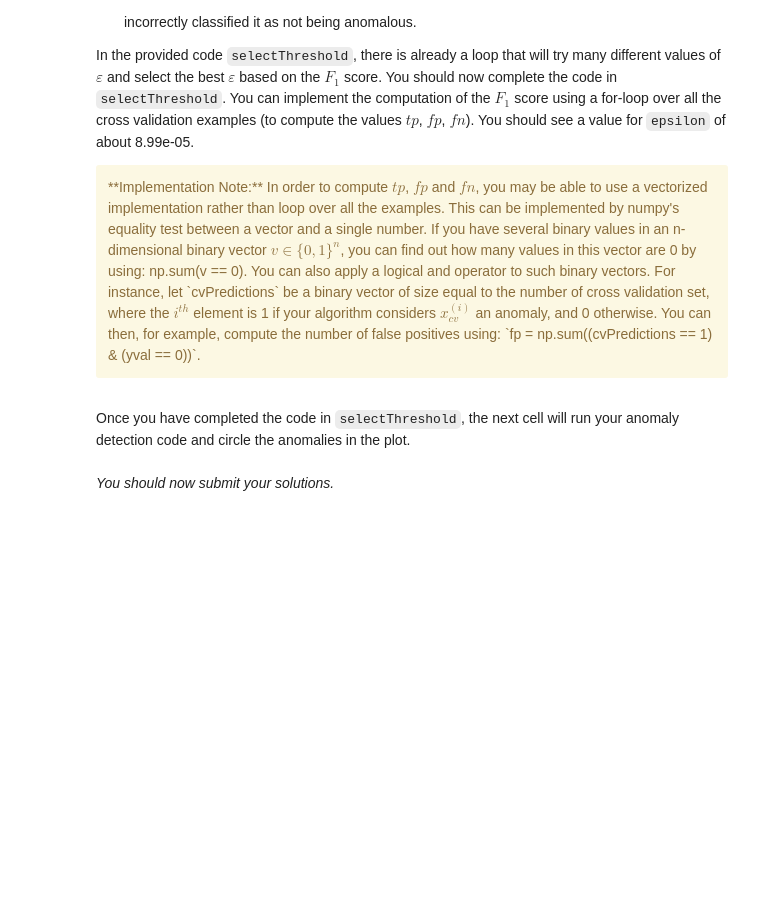
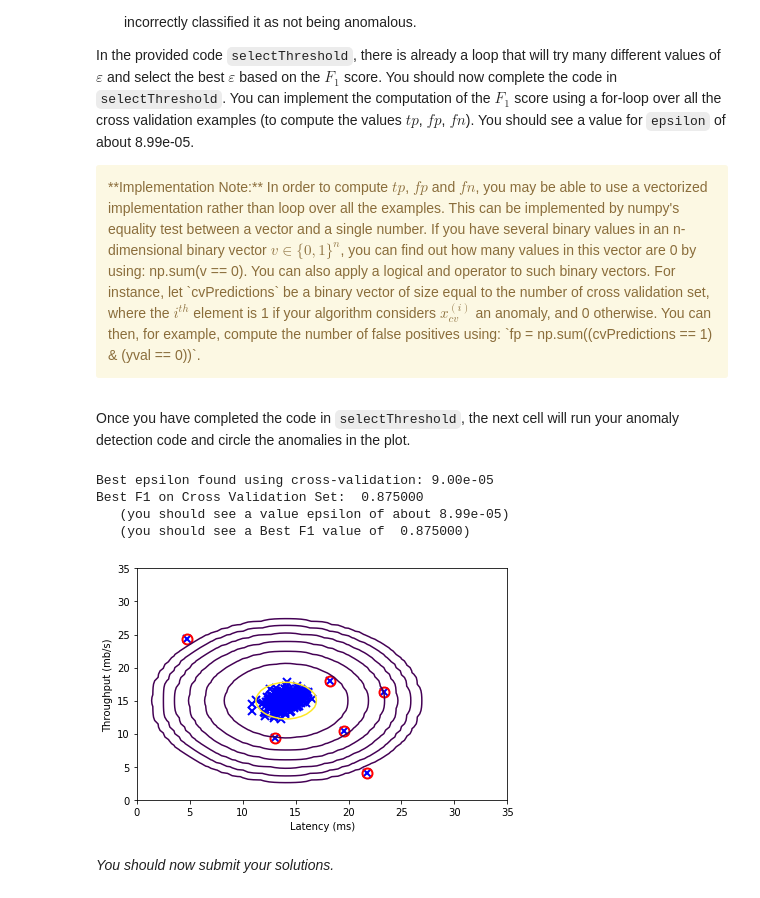
Before and after one commit to indrikwijaya/ml-coursera-python-assignments, a Jupyter notebook: Exercise8/exercise8.ipynb, the cells around one changed output. Cells and saved outputs as stored; diff of their text form; code cells hidden in the pictures; blank space fills up the shorter version.

```diff
--- a/Exercise8/exercise8.ipynb
+++ b/Exercise8/exercise8.ipynb
@@ -275,9 +275,16 @@ def selectThreshold(yval, pval):
         predictions = (pval < epsilon)
         tp = np.sum((predictions == 1) & (yval == 1))
         fp = np.sum((predictions == 1) & (yval == 0))
-        fn = np.sum((predictions == 1)
+        fn = np.sum((predictions == 0) & (yval == 1))
 
+#         OR tp = np.sum(predictions[yval==1]==1)
+#         fp = np.sum(predictions[yval==0]==1)
+#         fn = np.sum(predictions[yval==1]==0)
 
+        prec = tp/(tp+fp)
+        rec = tp/(tp+fn)
+
+        F1 = (2*prec*rec)/(prec+rec)
 
         # =============================================================
         if F1 > bestF1:
@@ -290,24 +297,30 @@ Once you have completed the code in `selectThreshold`, the next cell will run yo
 # %%
 pval = utils.multivariateGaussian(Xval, mu, sigma2)
 
 epsilon, F1 = selectThreshold(yval, pval)
 print('Best epsilon found using cross-validation: %.2e' % epsilon)
 print('Best F1 on Cross Validation Set:  %f' % F1)
 print('   (you should see a value epsilon of about 8.99e-05)')
 print('   (you should see a Best F1 value of  0.875000)')
 
 #  Find the outliers in the training set and plot the
 outliers = p < epsilon
 
 #  Visualize the fit
 utils.visualizeFit(X,  mu, sigma2)
-pyplot.xlabel('Latency (ms)')
-pyplot.ylabel('Throughput (mb/s)')
-pyplot.tight_layout()
+plt.xlabel('Latency (ms)')
+plt.ylabel('Throughput (mb/s)')
+plt.tight_layout()
 
 #  Draw a red circle around those outliers
-pyplot.plot(X[outliers, 0], X[outliers, 1], 'ro', ms=10, mfc='None', mew=2)
+plt.plot(X[outliers, 0], X[outliers, 1], 'ro', ms=10, mfc='None', mew=2)
 pass
+# %% [output]
+Best epsilon found using cross-validation: 9.00e-05
+Best F1 on Cross Validation Set:  0.875000
+   (you should see a value epsilon of about 8.99e-05)
+   (you should see a Best F1 value of  0.875000)
+[figure, added]
 # %% [markdown]
 *You should now submit your solutions.*
 # %%
```
Also changed, not shown: parts of 8 cells of this notebook.
